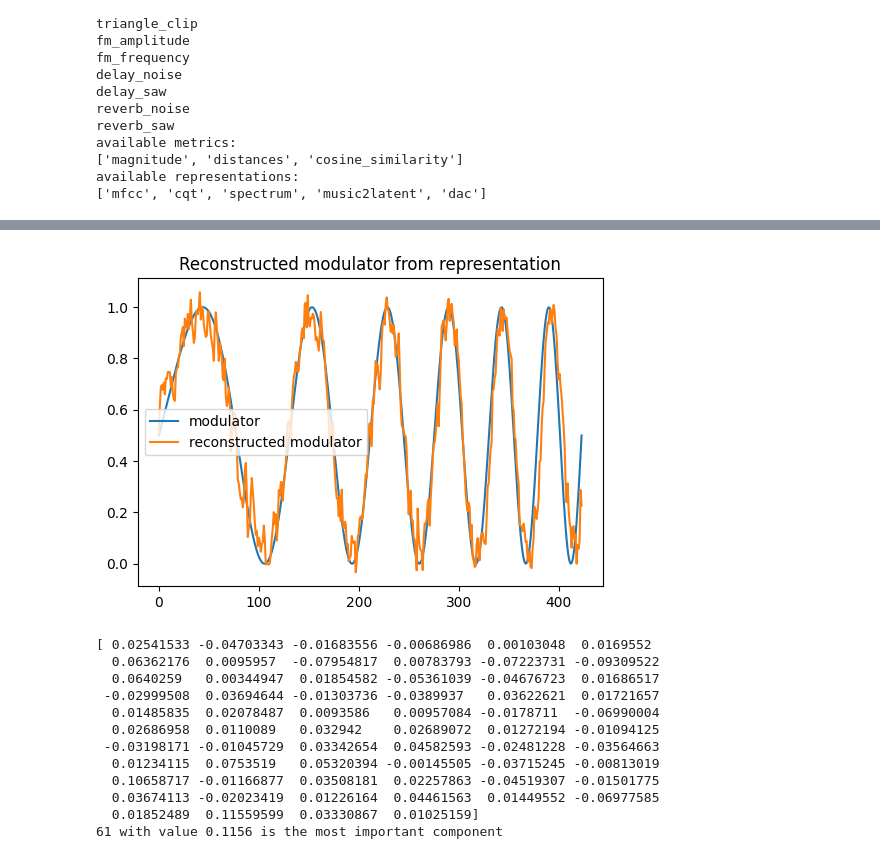
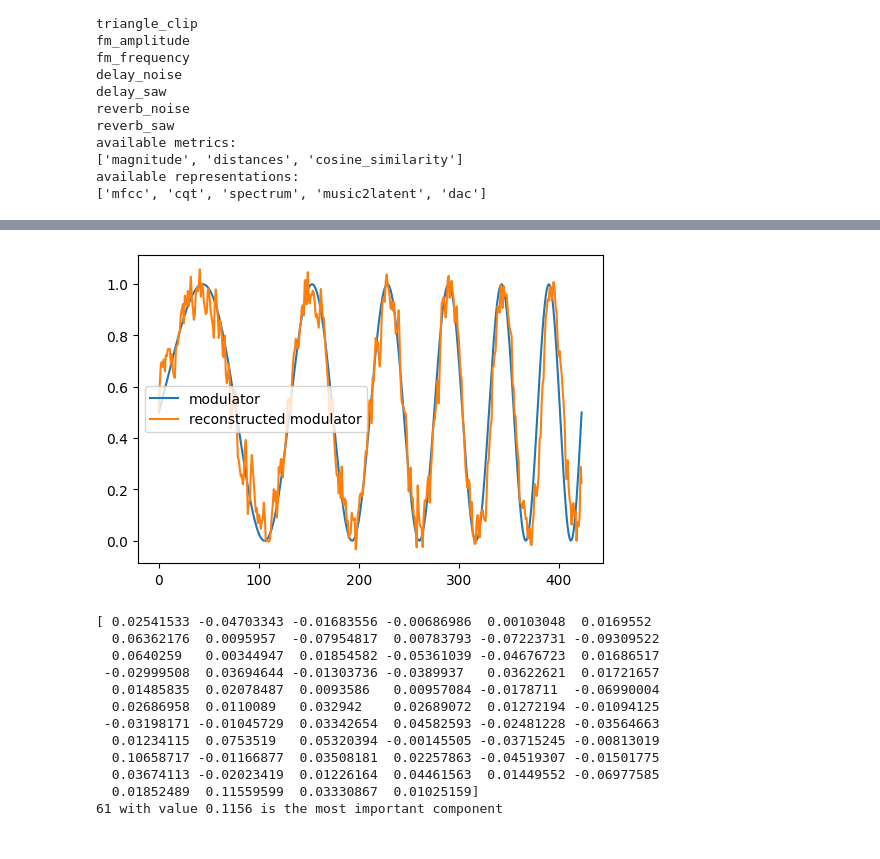
Before and after one commit to inspektral/sonic-trajectories, a Jupyter notebook: nmf-test.ipynb, the cells around one changed output, grey strips where cells are left out. Saved outputs shown, nothing was run; the diff lists cells and outputs as text; code cells hidden in the pictures.

```diff
--- a/nmf-test.ipynb
+++ b/nmf-test.ipynb
@@ -202,25 +216,35 @@ numpy.float16
+# %%
+REPR = "music2latent"
+
+audio, modulator = tests[TEST]()
+length = int(len(modulator) / 10)
+
+modulator = norm_stretch(modulator, length)
+repr = utils.calc_representation(audio, REPR)
+minimum = np.abs(np.min(repr))
+repr = repr + minimum
 # %%
 repr_T = repr.T
 repr_T = repr_T.astype(np.float32)
 mod_repr_sized = utils.norm_stretch(modulator, repr_T.shape[0])
 
 w, residuals, rank, singular_values = np.linalg.lstsq(
     repr_T,
     mod_repr_sized,
     rcond=None
 )
 
 plt.figure(figsize=(6,4))
 plt.plot(mod_repr_sized, label='modulator')
 plt.plot(repr_T @ w, label='reconstructed modulator')
-plt.title('Reconstructed modulator from representation')
+# plt.title('Reconstructed modulator from representation')
 plt.legend()
 plt.show()
 
 print(w)
 print(f"{np.argmax(np.abs(w))} with value {np.max(np.abs(w)):.4f} is the most important component")
 # %% [output]
-[figure, old version]
+[figure, new version]
 [ 0.02541533 -0.04703343 -0.01683556 -0.00686986  0.00103048  0.0169552
   0.06362176  0.0095957  -0.07954817  0.00783793 -0.07223731 -0.09309522
   0.0640259   0.00344947  0.01854582 -0.05361039 -0.04676723  0.01686517
```
Also changed, not shown: parts of 10 cells of this notebook, 4 other files.
